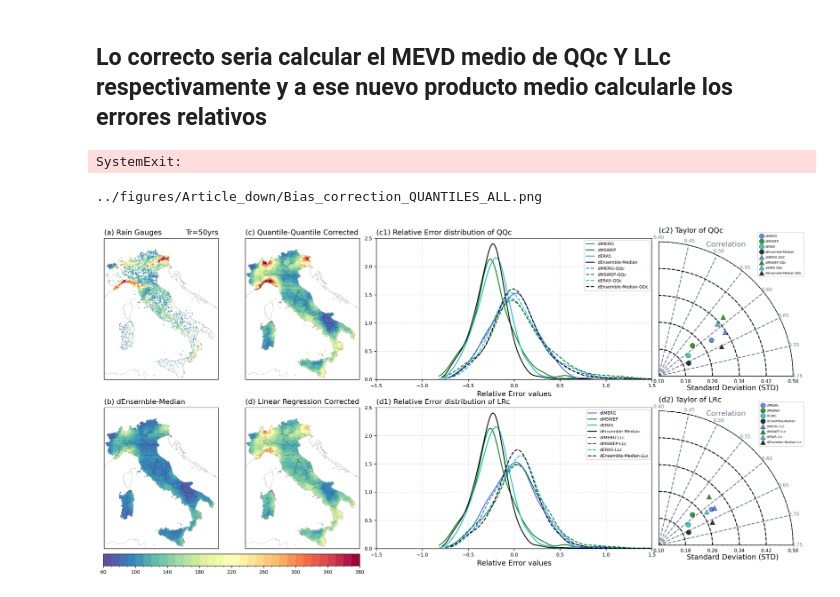
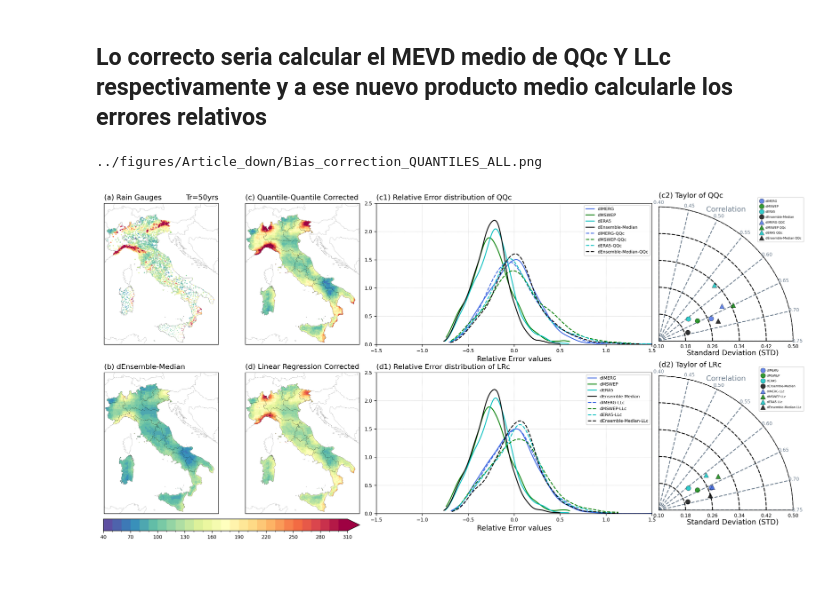
Before and after one commit to mhacarthur/downpy, a Jupyter notebook: 3_new/3_bias_QUANTILE_IV.ipynb, the cells around one changed output. Cells and saved outputs as stored; diff of their text form; code cells hidden in the pictures.

```diff
--- a/3_new/3_bias_QUANTILE_IV.ipynb
+++ b/3_new/3_bias_QUANTILE_IV.ipynb
@@ -278,11 +278,11 @@ ax1.grid(linewidth=0.3, linestyle='--')
 # %% [markdown]
 ## Lo correcto seria calcular el MEVD medio de QQc Y LLc respectivamente y a ese nuevo producto medio calcularle los errores relativos
 # %%
-sys.exit()
+# sys.exit()
-# %% [output]
-SystemExit:
 # %%
-Mev_levels = np.arange(60, 390, 10)
+# Mev_levels = np.arange(60, 390, 10)
+Mev_levels = np.arange(40, 320, 10)
+
 Mev_cmap = plt.cm.Spectral_r
 norm = BoundaryNorm(Mev_levels, ncolors=Mev_cmap.N, clip=True)
 
@@ -310,7 +310,7 @@ gs = gridspec.GridSpec(2,5)
 ax1 = plt.subplot(gs[0, 0], projection = proj)
 ax1.set_extent([lon_min, lon_max, lat_min, lat_max], crs=proj)
 ax1.add_feature(cfeature.COASTLINE,linewidth=0.1,edgecolor='k')
-# ax1.add_feature(cfeature.BORDERS,linewidth=0.2,edgecolor='black',zorder=4)
+ax1.add_feature(cfeature.BORDERS,linewidth=0.1,edgecolor='black',zorder=4)
 im = REGIONS.plot(legend=False, facecolor="none", edgecolor='black', linewidth=0.1, ax=ax1, zorder=10)
 a1 = ax1.scatter(Quantile_clear['lon'].values, Quantile_clear['lat'].values, c=Quantile_clear['Quantile'].values, s=Q_norm, alpha=0.8,cmap=Mev_cmap,norm=norm, zorder=10)
 
@@ -321,7 +321,7 @@ ax1.set_title('Tr=50yrs', loc='right', fontsize=12)
 ax1 = plt.subplot(gs[0, 1], projection = proj)
 ax1.set_extent([lon_min, lon_max, lat_min, lat_max], crs=proj)
 ax1.add_feature(cfeature.COASTLINE,linewidth=0.1,edgecolor='k')
-# ax1.add_feature(cfeature.BORDERS,linewidth=0.2,edgecolor='black',zorder=4)
+ax1.add_feature(cfeature.BORDERS,linewidth=0.1,edgecolor='black',zorder=4)
 im = REGIONS.plot(legend=False, facecolor="none", edgecolor='black', linewidth=0.1, ax=ax1, zorder=10)
 # DEM.plot(facecolor='None', edgecolor='k', ax=ax1, linewidth=0.1, zorder=21, alpha=0.3)
 a1 = ax1.pcolormesh(lon2d, lat2d, MEVd_QQc, cmap=Mev_cmap, norm=norm)
@@ -428,7 +428,7 @@ ax1.set_title('(c2) Taylor of QQc', loc='left', fontsize=12, pad=15)
 ax1 = plt.subplot(gs[1, 0], projection = proj)
 ax1.set_extent([lon_min, lon_max, lat_min, lat_max], crs=proj)
 ax1.add_feature(cfeature.COASTLINE,linewidth=0.1,edgecolor='k')
-# ax1.add_feature(cfeature.BORDERS,linewidth=0.2,edgecolor='black',zorder=4)
+ax1.add_feature(cfeature.BORDERS,linewidth=0.1,edgecolor='black',zorder=4)
 im = REGIONS.plot(legend=False, facecolor="none", edgecolor='black', linewidth=0.1, ax=ax1, zorder=10)
 # DEM.plot(facecolor='None', edgecolor='k', ax=ax1, linewidth=0.1, zorder=21, alpha=0.3)
 a1 = ax1.pcolormesh(lon2d, lat2d, MEVd_Median[pos,:,:], cmap=Mev_cmap, norm=norm)
@@ -443,7 +443,7 @@ ax1.set_title('(b) dEnsemble-Median', loc='left', fontsize=12)
 ax1 = plt.subplot(gs[1, 1], projection = proj)
 ax1.set_extent([lon_min, lon_max, lat_min, lat_max], crs=proj)
 ax1.add_feature(cfeature.COASTLINE,linewidth=0.1,edgecolor='k')
-# ax1.add_feature(cfeature.BORDERS,linewidth=0.2,edgecolor='black',zorder=4)
+ax1.add_feature(cfeature.BORDERS,linewidth=0.1,edgecolor='black',zorder=4)
 im = REGIONS.plot(legend=False, facecolor="none", edgecolor='black', linewidth=0.1, ax=ax1, zorder=10)
 # DEM.plot(facecolor='None', edgecolor='k', ax=ax1, linewidth=0.1, zorder=21, alpha=0.3)
 a1 = ax1.pcolormesh(lon2d, lat2d, MEVd_LLc, cmap=Mev_cmap, norm=norm)
@@ -535,32 +535,32 @@ plt.legend(fontsize=5,
             bbox_to_anchor=(1.09, 1.08),
             handlelength=1.0,      # Longitud de la línea del símbolo
             handletextpad=0.8,     # Espacio entre símbolo y texto
             borderpad=0.8,         # Padding interno
             labelspacing=0.8)      # Espacio entre etiquetas
 
 # --- LABELS ---
 ax1.text(0.55, -0.09, "Standard Deviation (STD)", transform=ax1.transAxes,ha="center", va="center", fontsize=12)
 
 ax1.text(0.5, 0.98, "Correlation", transform=ax1.transAxes,
         ha="center", va="center", rotation=0, fontsize=12, color='slategrey')
 
 ax1.set_title('(d2) Taylor of LRc', loc='left', fontsize=12, pad=15)
 
 # ===========================================================================================================================================================================
 plt.subplots_adjust(left=0.05, bottom=0.05, right=0.95, top=0.95, wspace=0.05, hspace=0.2)
 
 cbar_ax = fig.add_axes([0.062, 0.0, 0.33, 0.034])
-cbar = fig.colorbar(a1, cax=cbar_ax, orientation='horizontal')
+cbar = fig.colorbar(a1, cax=cbar_ax, orientation='horizontal', extend='max')
 cbar.ax.tick_params(labelsize=8)
 
 # cbar_ax = fig.add_axes([0.66, 0.09, 0.29, 0.038])
 # cbar = fig.colorbar(a2, cax=cbar_ax, orientation='horizontal')
 # cbar.ax.tick_params(labelsize=8)
 
 # ===========================================================================================================================================================================
 salida = '../figures/Article_down/Bias_correction_QUANTILES_ALL.png'
 print(salida)
 # plt.savefig(salida,transparent = False,bbox_inches ='tight',pad_inches = 0.1, facecolor=None)
 # %% [output]
 ../figures/Article_down/Bias_correction_QUANTILES_ALL.png
-[figure, old version]
+[figure, new version]
```
Also changed, not shown: 2 other files.
